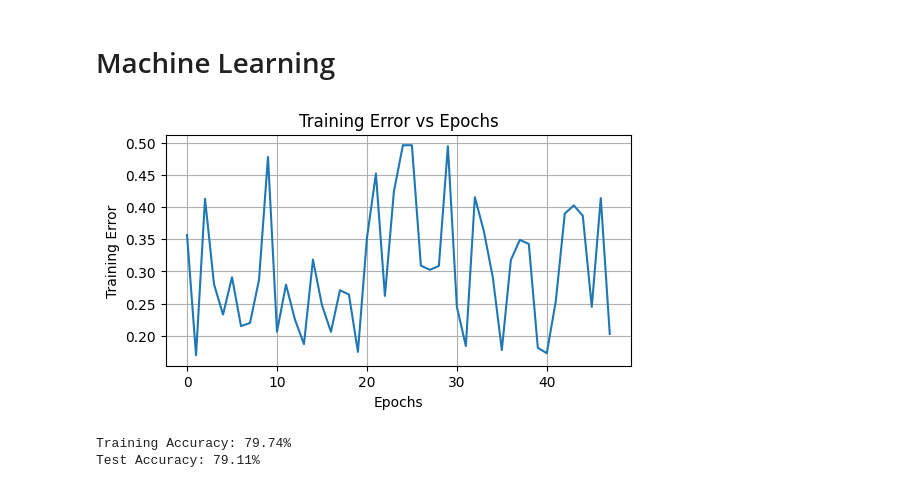
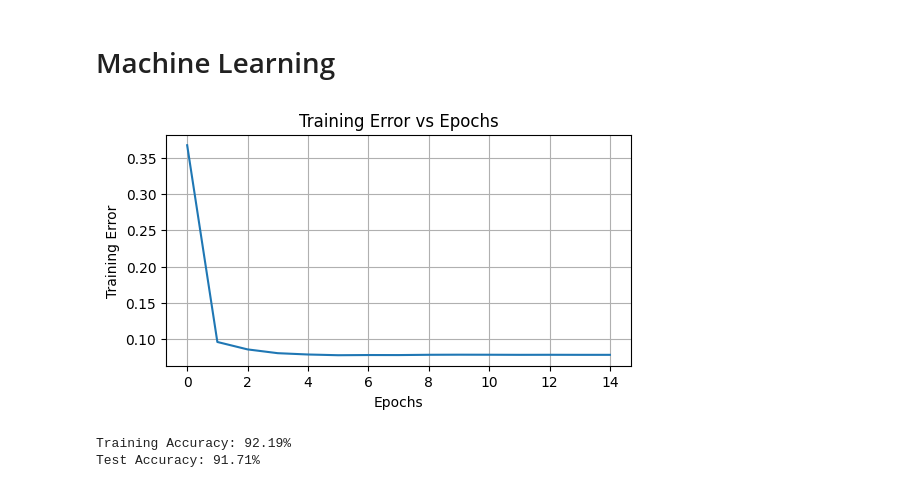
Before and after one commit to agr102/FYS-2021_Assignments, a Jupyter notebook: Assignment 1/Code/assignment_1_code.ipynb, the cells around one changed output. Saved outputs shown, nothing was run; the diff lists cells and outputs as text; code cells hidden in the pictures.

```diff
--- a/Assignment 1/Code/assignment_1_code.ipynb
+++ b/Assignment 1/Code/assignment_1_code.ipynb
@@ -95,3 +92,22 @@ Test set has 3729 samples.
+# %%
+# Function to scale the dataset
+def scaler(X):
+
+    # Calculate the mean and standard deviation for each feature
+    mean = np.mean(X, axis=0)
+    std = np.std(X, axis=0)
+
+    # Scale the dataset by subtracting the mean and dividing by the standard deviation
+    scaled_X = (X - mean) / std
+
+    return scaled_X, mean, std
+
+# Example usage
+# Assuming X_train and X_test are your training and test datasets
+scaled_X_train, _, _ = scaler(X_train)
+
+# Use the same mean and std from training to scale the test set
+scaled_X_test, _, _ = scaler(X_test)
 # %%
 #Make a plot of the "liveness vs loudness" for Pop and Classical songs together
 plt.figure(figsize=(6, 4))
@@ -130,6 +146,16 @@ plt.show()
 # %% [markdown]
 # Machine Learning
 # %%
+#Function for Min-Max scaling without sklearn
+def min_max_scaling(X):
+    X_min = X.min(axis=0)
+    X_max = X.max(axis=0)
+    return (X - X_min) / (X_max - X_min)
+
+# Scale the features
+X_train_scaled = min_max_scaling(X_train)
+X_test_scaled = min_max_scaling(X_test)
+
 #Create Sigmoid function
 def sigmoid(z):
     return 1 / (1 + np.exp(-z))
@@ -152,13 +178,13 @@ def stochastic_gradient_descent(x, y, learning_rate, epochs):
         #Shuffle the training data at the beginning of each epoch
 
         #Create an array of indices
-        indices = np.arange(x.shape[0])
+        #indices = np.arange(x.shape[0])
         #Shuffle the indices
-        np.random.shuffle(indices)
+        #np.random.shuffle(indices)
         #Shuffle features (x)
-        x = x[indices]
+        #x = x[indices]
         #Shuffle labels (y)
-        y = y[indices]
+        #y = y[indices]
 
         for i in range(x.shape[0]):
             X = x[i]
@@ -174,40 +200,45 @@ def stochastic_gradient_descent(x, y, learning_rate, epochs):
             error = y_predicted - Y
             #Update weights based on the gradient of the error
             weights -= learning_rate * X * error
 
         #Compute the error for the entire dataset after each epoch
         y_predict_all = predict(x, weights)
         errors = np.mean(y_predict_all != y)
         training_errors.append(errors)
 
     return weights, training_errors
 
+# Shuffle data
+indices = np.random.permutation(len(X_train))  # Shuffle indices
+X_shuffled = scaled_X_train[indices]  # Apply the shuffled indices to features
+y_shuffled = y_train[indices]  # Apply the shuffled indices to labels
 
 #Introduce parameters such as epochs and training rate
-training_rate = 0.03
-epochs = 48
-
-weights, errors = stochastic_gradient_descent(X_train, y_train, training_rate, epochs)
+training_rate = 0.0001
+epochs = 15
+# Train the logistic regression classifier using SGD
+weights, errors = stochastic_gradient_descent(X_shuffled, y_shuffled, training_rate, epochs)
+# weights, errors = stochastic_gradient_descent(scaled_X_test, y_train, training_rate, epochs)
 
 # Make a plot of training error as a function of epochs
 plt.figure(figsize=(6, 3))
 plt.plot(range(epochs), errors)
 plt.xlabel('Epochs')
 plt.ylabel('Training Error')
 plt.title('Training Error vs Epochs')
 plt.grid()
 plt.show()
 
 #Calculate training accuracy
-y_train_pred = predict(X_train, weights)
+y_train_pred = predict(scaled_X_train, weights)
 train_accuracy = np.mean(y_train_pred == y_train)
 print(f"Training Accuracy: {train_accuracy * 100:.2f}%")
 
 #Calculate test accuracy
-y_test_pred = predict(X_test, weights)
-test_accuracy = np.mean(y_test_pred == y_test)
+y_test_predicted = predict(scaled_X_test, weights)
+test_accuracy = np.mean(y_test_predicted == y_test)
 print(f"Test Accuracy: {test_accuracy * 100:.2f}%")
 # %% [output]
-[figure, old version]
+[figure, new version]
-Training Accuracy: 79.74%
-Test Accuracy: 79.11%
+Training Accuracy: 92.19%
+Test Accuracy: 91.71%
```
Also changed, not shown: parts of 4 cells of this notebook.
